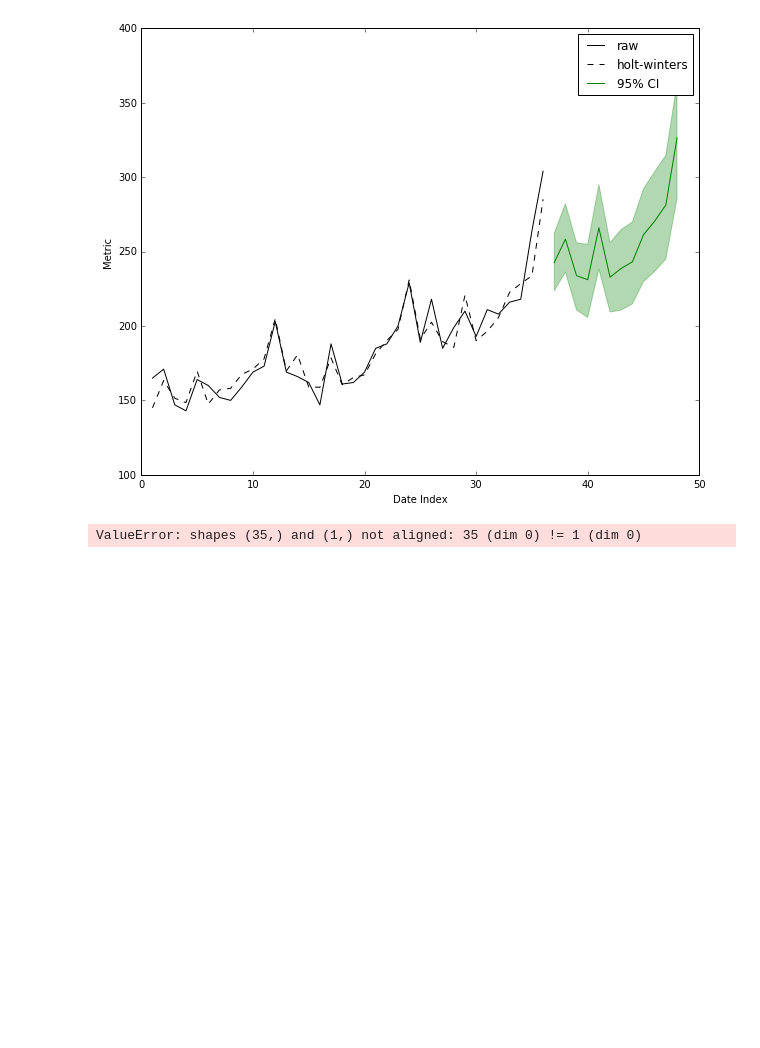
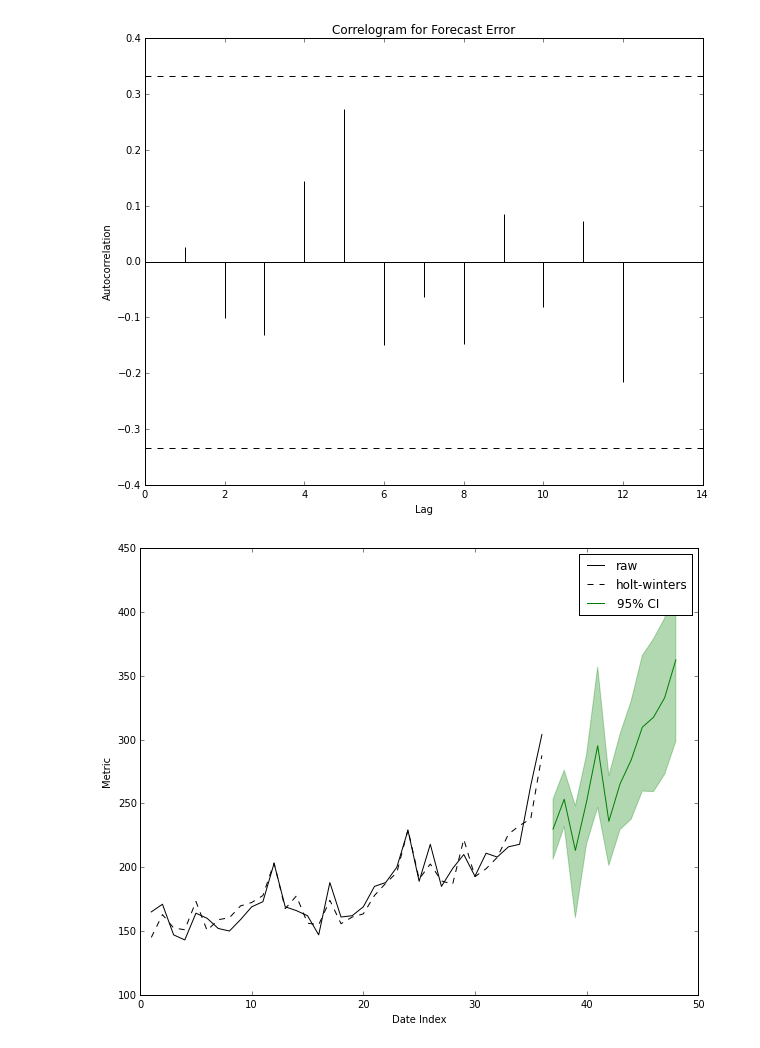
Before and after one commit to yankovai/Holt-Winters, a Jupyter notebook: holt_winters.ipynb, the cells around one changed output. Saved outputs shown, nothing was run; the diff lists cells and outputs as text; code cells hidden in the pictures; blank space fills up the shorter version.

Commit message:
Added correlogram. Changed gamma to delta in season_adj

```diff
--- a/holt_winters.ipynb
+++ b/holt_winters.ipynb
@@ -138,8 +138,8 @@ class HoltWinters(object):
         return (trend + gamma*alpha*forecast_error/season_adj_factor)
 
     @staticmethod
-    def _update_season_adj_factor(level, trend, alpha, gamma, forecast_error, season_adj_factor):
-        return (season_adj_factor + gamma*(1.0 - alpha)*forecast_error/(level + trend))
+    def _update_season_adj_factor(level, trend, alpha, delta, forecast_error, season_adj_factor):
+        return (season_adj_factor + delta*(1.0 - alpha)*forecast_error/(level + trend))
 
     def holt_winters(self, alpha, gamma, delta, save_params=False):
         """
@@ -163,7 +163,7 @@ class HoltWinters(object):
             level = self._update_level(level_0, trend_0, alpha, forecast_error[i], season_adj_factor)
             trend = self._update_trend(trend_0, alpha, gamma, forecast_error[i], season_adj_factor)
             season_adj_factors[season_ix] = self._update_season_adj_factor(level_0, trend_0,
-                                                                           alpha, gamma,
+                                                                           alpha, delta,
                                                                            forecast_error[i],
                                                                            season_adj_factor)
 
@@ -253,32 +253,54 @@ class HoltWinters(object):
         metric_lb, metric_ub = np.percentile(metric_forecast, q=[2.5, 97.5], axis=1)
 
         return (metric_mean, metric_lb, metric_ub)
+
+    def plot_correlogram(self, forecast_error):
+        """
+        Plots the correlogram for a given forecast.
+
+            forecast_error (numpy array): Forecast error for Holt-Winters
+        """
+
+        # Autocorrelation
+        error_mean_delta = forecast_error - np.mean(forecast_error)
+        total_error = np.dot(error_mean_delta, error_mean_delta)
+        lags = np.zeros(self.window)
+
+        for i in xrange(1, self.window + 1):
+            lags[i-1] = np.dot(error_mean_delta[i:], error_mean_delta[:-i])/total_error
+
+        plt.vlines(range(1, self.window + 1), 0, lags)
+        plt.hlines(0, 0, self.window + 2)
+
+        # Significance level for autocorrelation
+        ac_bound = 2./np.sqrt(self.n)
+        plt.hlines(ac_bound, 0, self.window + 2, color="k", linestyles="dashed")
+        plt.hlines(-ac_bound, 0, self.window + 2, color="k", linestyles="dashed")
+        plt.xlabel("Lag")
+        plt.ylabel("Autocorrelation")
+        plt.title("Correlogram for Forecast Error")
+        plt.show();
 # %%
 hw = HoltWinters("demand.csv", window=12)
 hw.fit_holt_winters()
 
 forecast_one_step, forecast_error = hw.holt_winters_best_fit()
 future_mean, future_lb, future_ub = hw.predict(forecast_n_steps=12, n_sims=500)
 
-# Make a plot
+# Plot correlogram
+hw.plot_correlogram(forecast_error)
+
+# Plot forecast
 plt.plot(hw.ts.keys(), hw.ts.values(), "-k", label="raw")
 plt.plot(hw.ts.keys(), forecast_one_step, "--k", label="holt-winters")
 
 x_future_min = max(hw.ts.keys()) + 1
 x_future = range(x_future_min, x_future_min + len(future_mean))
 plt.plot(x_future, future_mean, color='green', label="95% CI")
 plt.fill_between(x_future, future_ub, future_lb, color="green", alpha=0.3)
 plt.legend(loc="best")
 plt.xlabel("Date Index")
 plt.ylabel("Metric");
 # %% [output]
-[figure, old version]
+[figure, new version]
+[figure, added]
-# %%
-# Autocorrelation
-error_mean_delta = forecast_error - np.mean(forecast_error)
-total_error = np.dot(error_mean_delta, error_mean_delta)
-
-for i in xrange(1, hw.window + 1):
-    np.dot(error_mean_delta[i:], error_mean_delta[:i])
-# %% [output]
-ValueError: shapes (35,) and (1,) not aligned: 35 (dim 0) != 1 (dim 0)
```
